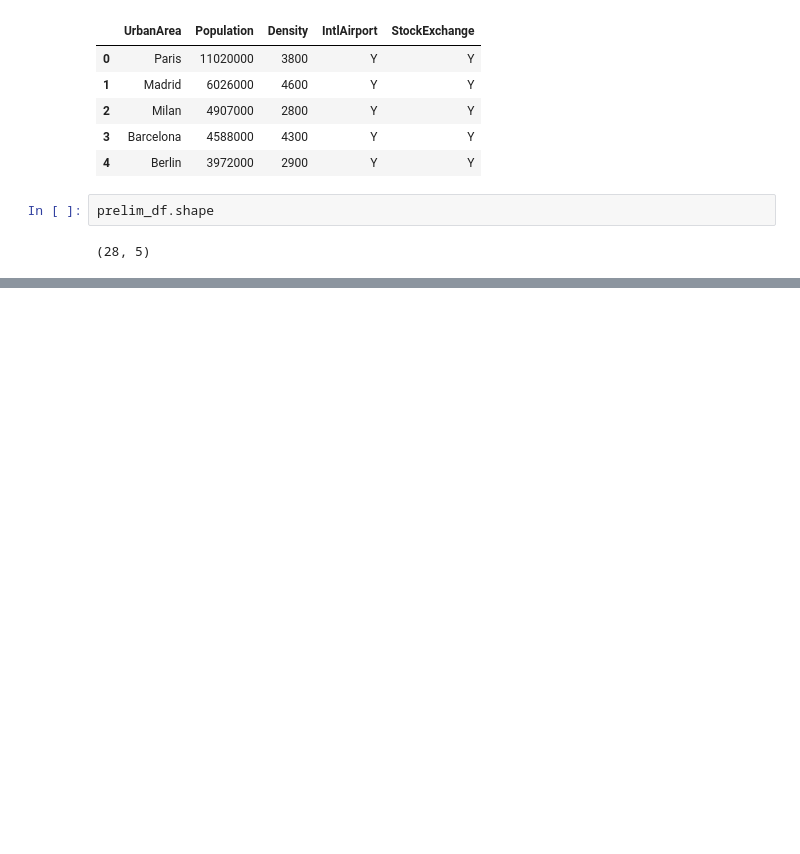
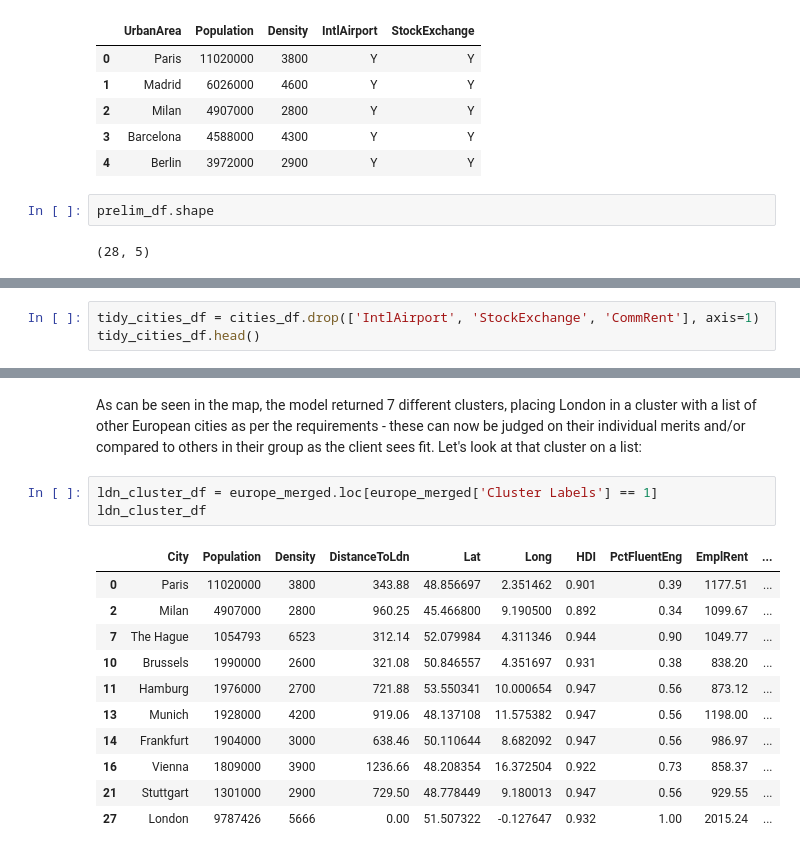
Before and after one commit to RockieG95/Coursera_Capstone, a Jupyter notebook: Capstone Final Project.ipynb, the cells around one changed output, grey strips where cells are left out. Drawn from its saved outputs; the diff is of its cells as text; blank space fills up the shorter version.

```diff
--- a/Capstone Final Project.ipynb
+++ b/Capstone Final Project.ipynb
@@ -58,0 +77,3 @@ cities_df.head()
+# %%
+tidy_cities_df = cities_df.drop(['IntlAirport', 'StockExchange', 'CommRent'], axis=1)
+tidy_cities_df.head()
@@ -58,0 +370,17 @@ cities_df.head()
+# %% [markdown]
+As can be seen in the map, the model returned 7 different clusters, placing London in a cluster with a list of other European cities as per the requirements - these can now be judged on their individual merits and/or compared to others in their group as the client sees fit. Let's look at that cluster on a list:
+# %%
+ldn_cluster_df = europe_merged.loc[europe_merged['Cluster Labels'] == 1]
+ldn_cluster_df
+# %% [output]
+|  | City | Population | Density | DistanceToLdn | Lat | Long | HDI | PctFluentEng | EmplRent | ... |
+| 0 | Paris | 11020000 | 3800 | 343.88 | 48.856697 | 2.351462 | 0.901 | 0.39 | 1177.51 | ... |
+| 2 | Milan | 4907000 | 2800 | 960.25 | 45.466800 | 9.190500 | 0.892 | 0.34 | 1099.67 | ... |
+| 7 | The Hague | 1054793 | 6523 | 312.14 | 52.079984 | 4.311346 | 0.944 | 0.90 | 1049.77 | ... |
+| 10 | Brussels | 1990000 | 2600 | 321.08 | 50.846557 | 4.351697 | 0.931 | 0.38 | 838.20 | ... |
+| 11 | Hamburg | 1976000 | 2700 | 721.88 | 53.550341 | 10.000654 | 0.947 | 0.56 | 873.12 | ... |
+| 13 | Munich | 1928000 | 4200 | 919.06 | 48.137108 | 11.575382 | 0.947 | 0.56 | 1198.00 | ... |
+| 14 | Frankfurt | 1904000 | 3000 | 638.46 | 50.110644 | 8.682092 | 0.947 | 0.56 | 986.97 | ... |
+| 16 | Vienna | 1809000 | 3900 | 1236.66 | 48.208354 | 16.372504 | 0.922 | 0.73 | 858.37 | ... |
+| 21 | Stuttgart | 1301000 | 2900 | 729.50 | 48.778449 | 9.180013 | 0.947 | 0.56 | 929.55 | ... |
+| 27 | London | 9787426 | 5666 | 0.00 | 51.507322 | -0.127647 | 0.932 | 1.00 | 2015.24 | ... |
```
Also changed, not shown: parts of 34 cells of this notebook.
